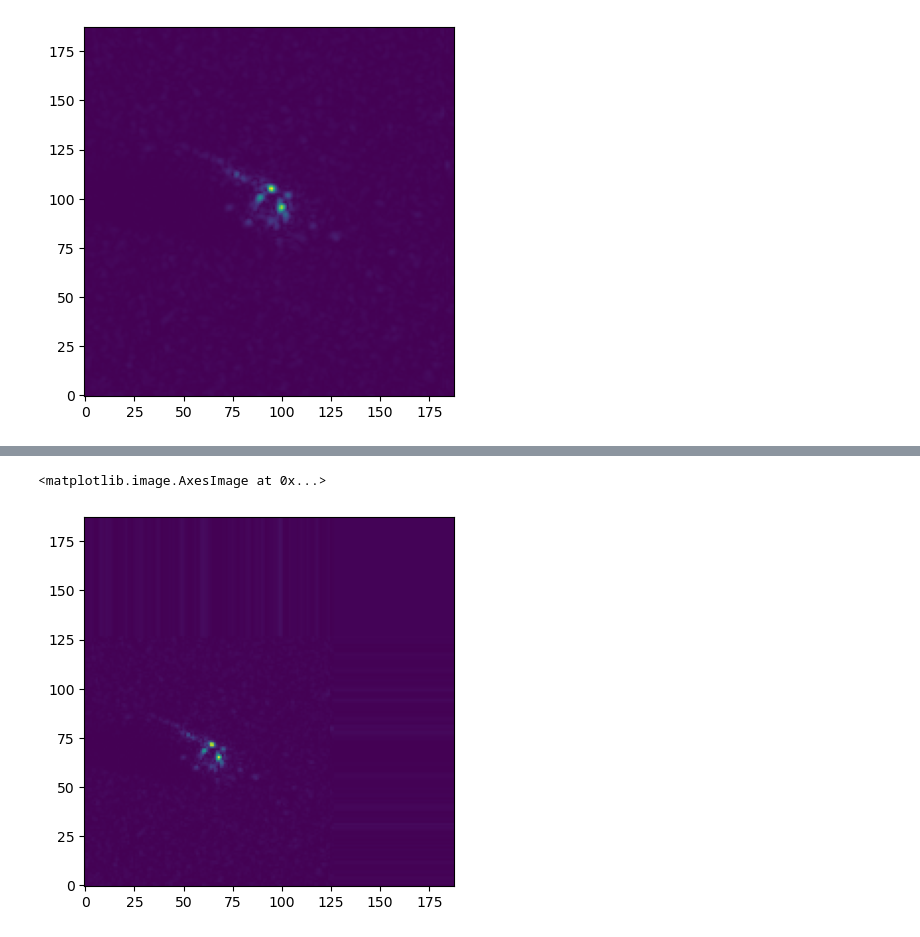
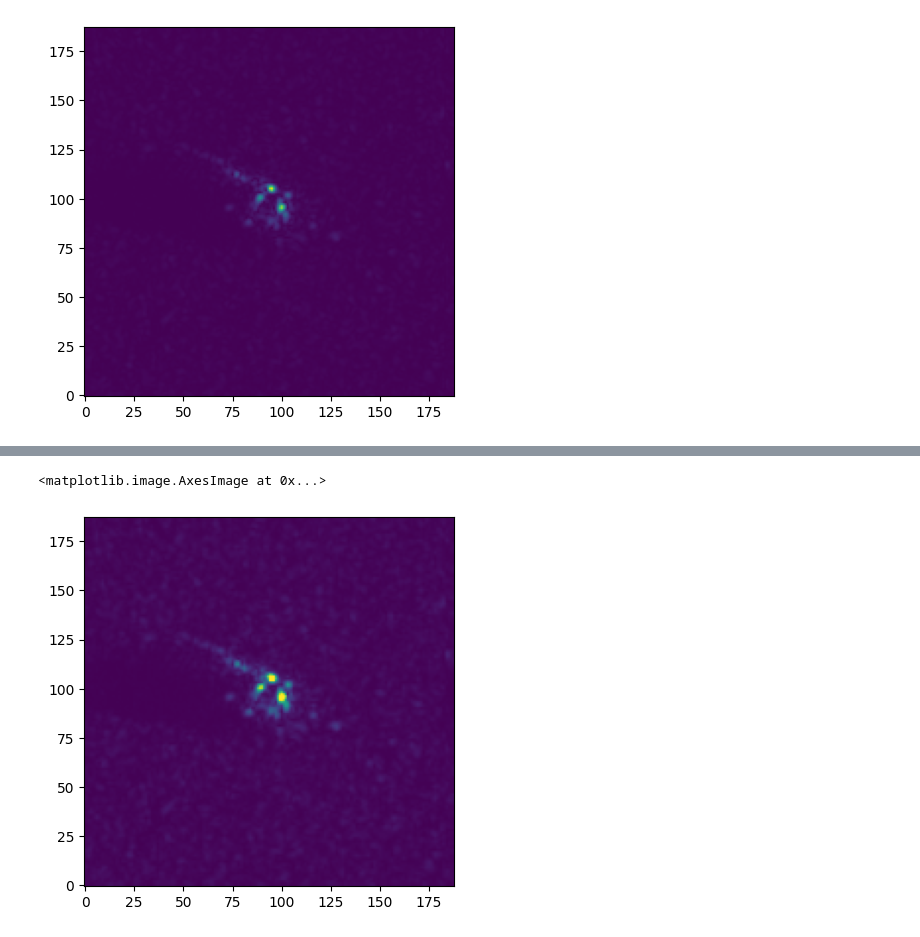
Before and after one commit to alvin-ng44/SAR_ML, a Jupyter notebook: notebooks/sar_ds.ipynb, the cells around one changed output, grey strips where cells are left out. Cells and saved outputs as stored; diff of their text form; code cells hidden in the pictures.

```diff
--- a/notebooks/sar_ds.ipynb
+++ b/notebooks/sar_ds.ipynb
@@ -6,4 +8,4 @@ import numpy as np
 # %%
-sample_path = "/home/users/nus/e0958343/scratch/SAR_ML/data/SAMPLE/mat_files/real/m1"
+sample_path = "/mnt/d/Users/Admin/Projects/dso/SAR_ML/data/SAMPLE/mat_files/real/m1"
 # %%
-ds1 = os.listdir(sample_path)[0]
+ds1 = sorted(os.listdir(sample_path))[11]
@@ -55,6 +61,9 @@ interpolater = sp.interpolate.RectBivariateSpline(np.arange(128), np.arange(128)
 # %%
-rt = interpolater(np.arange(188), np.arange(188))
-plt.imshow(rt.T, origin = "lower")
+rt = skimage.transform.resize(np.abs(complex_img), (188, 188), anti_aliasing = False)
+plt.imshow(rt,
+    vmin = 0,
+    vmax = 2.5,
+    origin = "lower")
 # %% [output]
 <matplotlib.image.AxesImage at 0x...>
-[figure, old version]
+[figure, new version]
```
Also changed, not shown: parts of 7 cells of this notebook.
